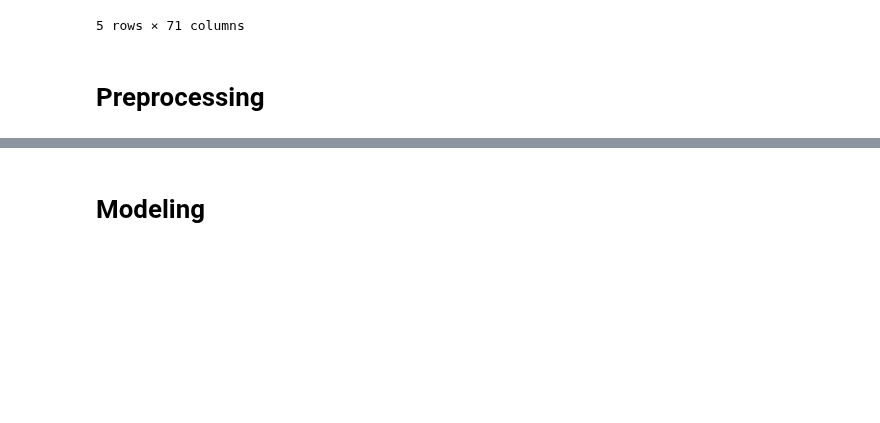
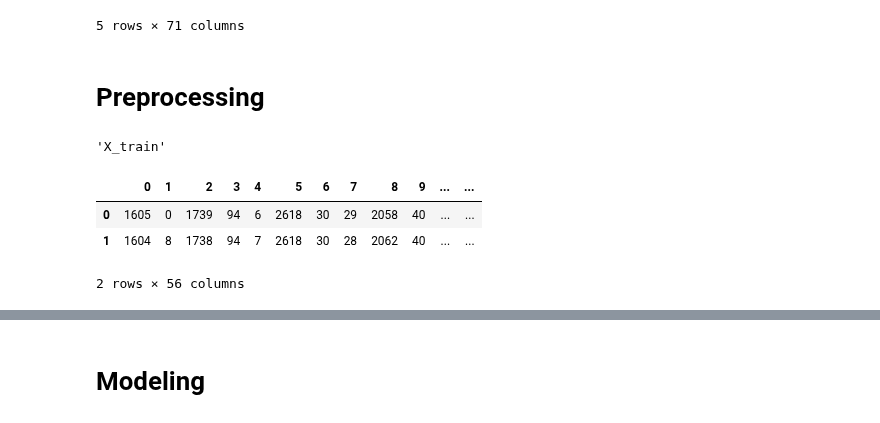
Before and after one commit to Internship-moto/Gestures_3, a Jupyter notebook: notebooks/Gestures_1.ipynb, the cells around one changed output, grey strips where cells are left out. Drawn from its saved outputs; the diff is of its cells as text; code cells hidden in the pictures; blank space fills up the shorter version.

```diff
--- a/notebooks/Gestures_1.ipynb
+++ b/notebooks/Gestures_1.ipynb
@@ -238,3 +240,12 @@ gestures_test_ext.head()
 5 rows × 71 columns
 # %% [markdown]
 # Preprocessing
+# %%
+X_train, X_test = gestures_train.iloc[:,0:56], gestures_test.iloc[:,0:56]
+display('X_train', X_train.head(2))
+# %% [output]
+'X_train'
+|  | 0 | 1 | 2 | 3 | 4 | 5 | 6 | 7 | 8 | 9 | ... | ... |
+| 0 | 1605 | 0 | 1739 | 94 | 6 | 2618 | 30 | 29 | 2058 | 40 | ... | ... |
+| 1 | 1604 | 8 | 1738 | 94 | 7 | 2618 | 30 | 28 | 2062 | 40 | ... | ... |
+2 rows × 56 columns
```
Also changed, not shown: parts of 11 cells of this notebook.
